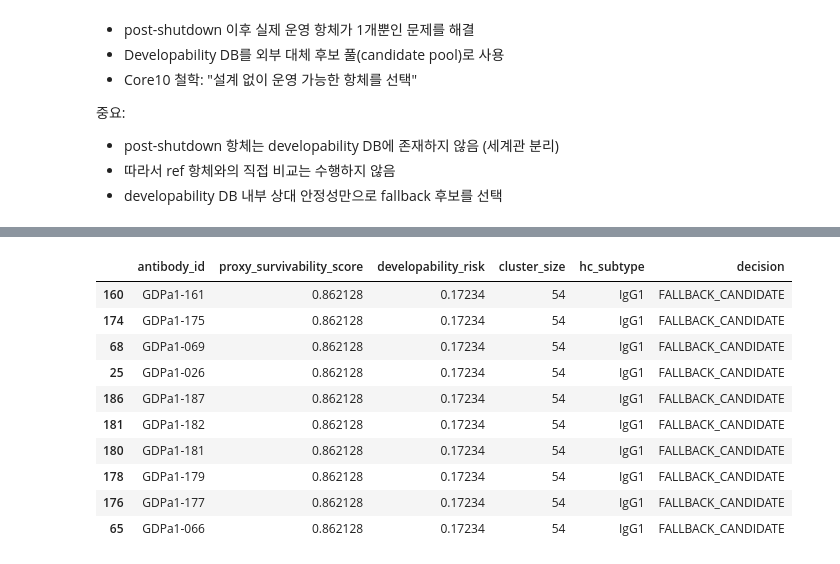
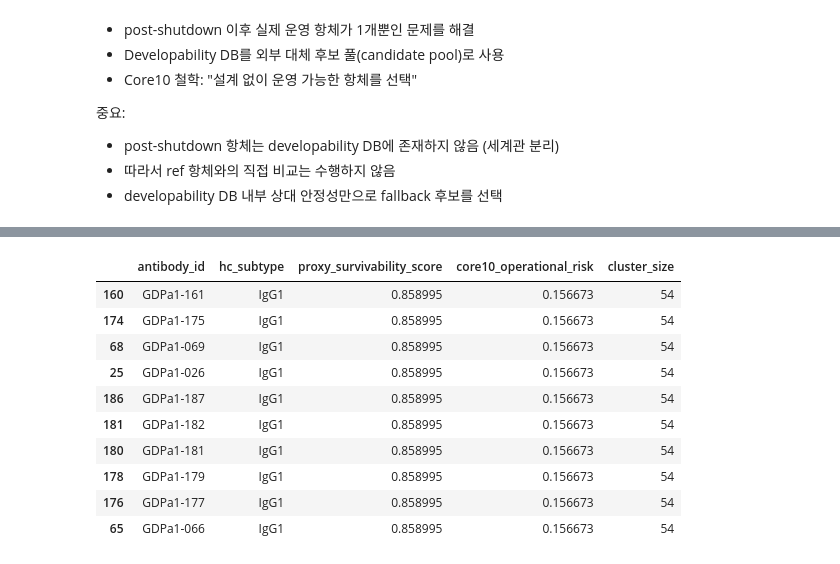
Before and after one commit to 20240807-YR/Developability_Data, a Jupyter notebook: core/core_10/core10_03d_alternative_candidates_from_developability.ipynb, the cells around one changed output, grey strips where cells are left out. Drawn from its saved outputs; the diff is of its cells as text; code cells hidden in the pictures.

```diff
--- a/core/core_10/core10_03d_alternative_candidates_from_developability.ipynb
+++ b/core/core_10/core10_03d_alternative_candidates_from_developability.ipynb
@@ -131,42 +150,30 @@ dev.sort_values(
 # %%
-# reference survivability (현재 운영 항체)
-# post-shutdown 항체는 developability DB에 없으므로
-# "지금 쓰는 것보다 덜 위험한가?"만 본다
-REF_SCORE = 0.0   # 현재 운영 상태 baseline
-MARGIN = 0.05     # 보수적 개선 요구량
+ALPHA = 0.9  # 보수성 (운영 기준)
 
-TOP_K = 10
+dev["proxy_survivability_score"] = (
+    1.0 - ALPHA * dev["core10_operational_risk"]
+).clip(lower=0)
 
-candidates = (
-    dev.sort_values("proxy_survivability_score", ascending=False)
-       .head(TOP_K)
-       .copy()
-)
-
-candidates["decision"] = np.where(
-    candidates["proxy_survivability_score"] > REF_SCORE + MARGIN,
-    "FALLBACK_CANDIDATE",
-    "REJECT"
-)
-
-candidates[[
+dev.sort_values(
+    "proxy_survivability_score",
+    ascending=False
+)[[
     "antibody_id",
+    "hc_subtype",
     "proxy_survivability_score",
-    "developability_risk",
-    "cluster_size",
-    "hc_subtype",
-    "decision"
-]]
+    "core10_operational_risk",
+    "cluster_size"
+]].head(10)
 # %% [output]
-|  | antibody_id | proxy_survivability_score | developability_risk | cluster_size | hc_subtype | decision |
-| 160 | GDPa1-161 | 0.862128 | 0.17234 | 54 | IgG1 | FALLBACK_CANDIDATE |
-| 174 | GDPa1-175 | 0.862128 | 0.17234 | 54 | IgG1 | FALLBACK_CANDIDATE |
-| 68 | GDPa1-069 | 0.862128 | 0.17234 | 54 | IgG1 | FALLBACK_CANDIDATE |
-| 25 | GDPa1-026 | 0.862128 | 0.17234 | 54 | IgG1 | FALLBACK_CANDIDATE |
-| 186 | GDPa1-187 | 0.862128 | 0.17234 | 54 | IgG1 | FALLBACK_CANDIDATE |
-| 181 | GDPa1-182 | 0.862128 | 0.17234 | 54 | IgG1 | FALLBACK_CANDIDATE |
-| 180 | GDPa1-181 | 0.862128 | 0.17234 | 54 | IgG1 | FALLBACK_CANDIDATE |
-| 178 | GDPa1-179 | 0.862128 | 0.17234 | 54 | IgG1 | FALLBACK_CANDIDATE |
-| 176 | GDPa1-177 | 0.862128 | 0.17234 | 54 | IgG1 | FALLBACK_CANDIDATE |
-| 65 | GDPa1-066 | 0.862128 | 0.17234 | 54 | IgG1 | FALLBACK_CANDIDATE |
+|  | antibody_id | hc_subtype | proxy_survivability_score | core10_operational_risk | cluster_size |
+| 160 | GDPa1-161 | IgG1 | 0.858995 | 0.156673 | 54 |
+| 174 | GDPa1-175 | IgG1 | 0.858995 | 0.156673 | 54 |
+| 68 | GDPa1-069 | IgG1 | 0.858995 | 0.156673 | 54 |
+| 25 | GDPa1-026 | IgG1 | 0.858995 | 0.156673 | 54 |
+| 186 | GDPa1-187 | IgG1 | 0.858995 | 0.156673 | 54 |
+| 181 | GDPa1-182 | IgG1 | 0.858995 | 0.156673 | 54 |
+| 180 | GDPa1-181 | IgG1 | 0.858995 | 0.156673 | 54 |
+| 178 | GDPa1-179 | IgG1 | 0.858995 | 0.156673 | 54 |
+| 176 | GDPa1-177 | IgG1 | 0.858995 | 0.156673 | 54 |
+| 65 | GDPa1-066 | IgG1 | 0.858995 | 0.156673 | 54 |
 # %%
```
Also changed, not shown: parts of 16 cells of this notebook, 23 other files.
